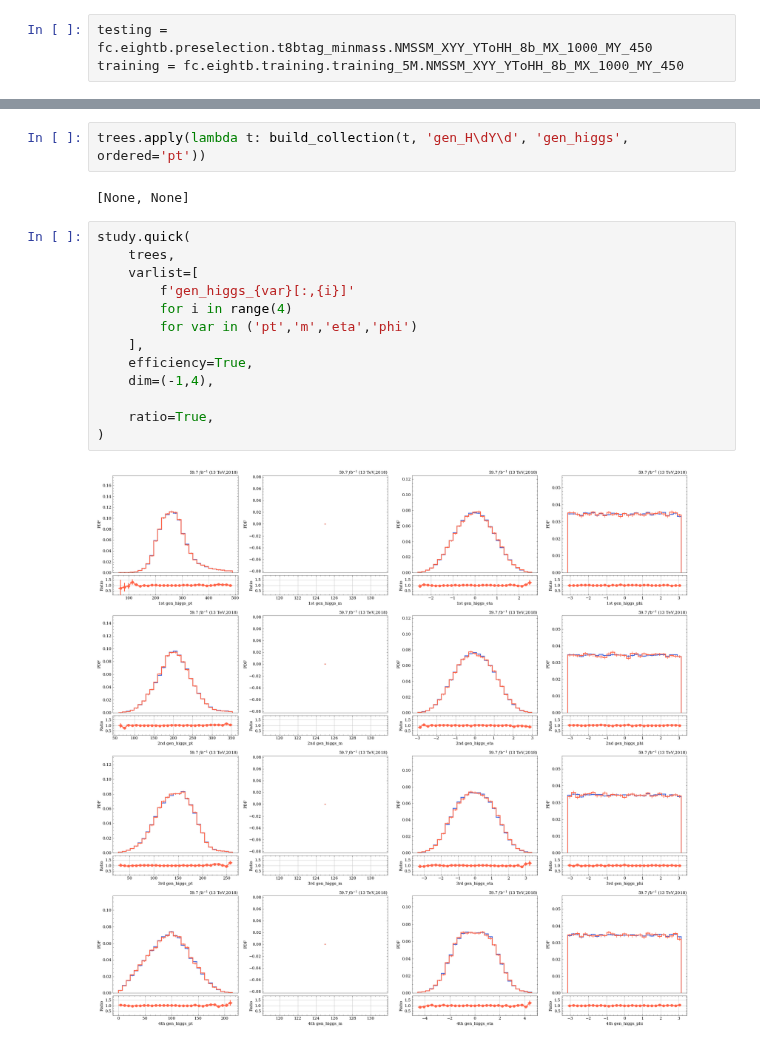
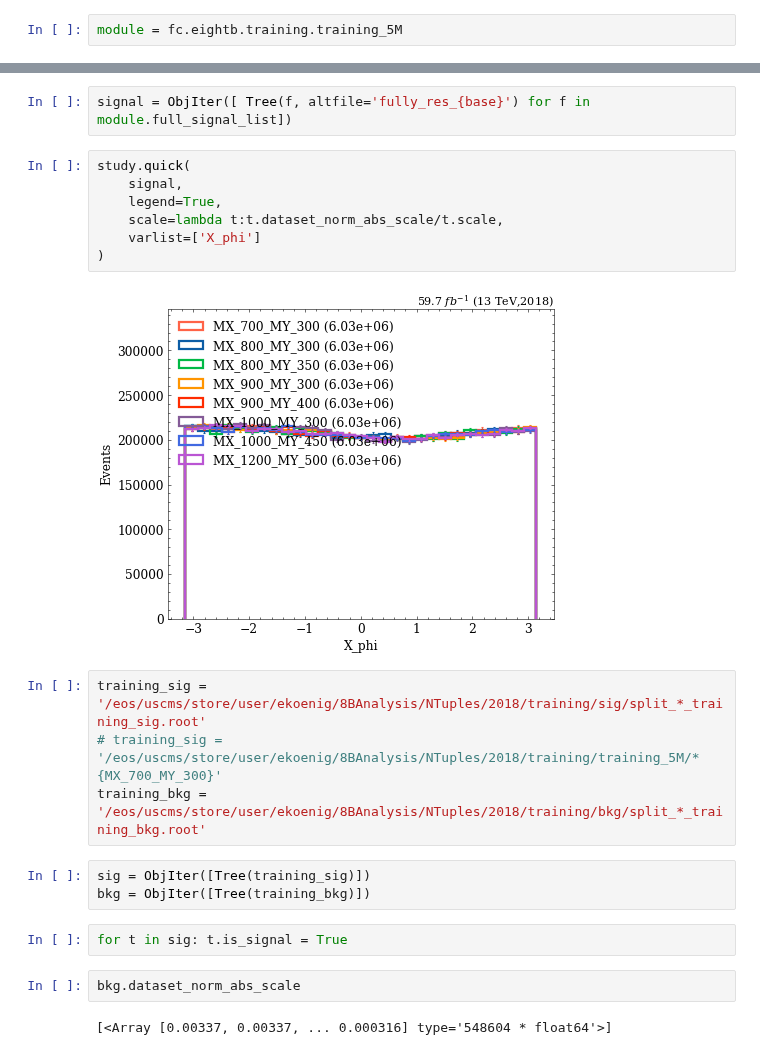
Before and after one commit to ekoenig4/analysis, a Jupyter notebook: jupyter/eightb/weaver/test_benchmark.ipynb, the cells around one changed output, grey strips where cells are left out. Cells and saved outputs as stored; diff of their text form.

```diff
--- a/jupyter/eightb/weaver/test_benchmark.ipynb
+++ b/jupyter/eightb/weaver/test_benchmark.ipynb
@@ -27,3 +35,2 @@ from utils import *
 # %%
-testing = fc.eightb.preselection.t8btag_minmass.NMSSM_XYY_YToHH_8b_MX_1000_MY_450
-training = fc.eightb.training.training_5M.NMSSM_XYY_YToHH_8b_MX_1000_MY_450
+module = fc.eightb.training.training_5M
@@ -57,19 +37,24 @@ study.quick(
-# %%
-trees.apply(lambda t: build_collection(t, 'gen_H\dY\d', 'gen_higgs', ordered='pt'))
-# %% [output]
-[None, None]
-# %%
-study.quick(
-    trees,
-    varlist=[
-        f'gen_higgs_{var}[:,{i}]'
-        for i in range(4)
-        for var in ('pt','m','eta','phi')
-    ],
-    efficiency=True,
-    dim=(-1,4),
-
-    ratio=True,
-)
-# %% [output]
-[figure, removed]
+# %%
+signal = ObjIter([ Tree(f, altfile='fully_res_{base}') for f in module.full_signal_list])
+# %%
+study.quick(
+    signal,
+    legend=True,
+    scale=lambda t:t.dataset_norm_abs_scale/t.scale,
+    varlist=['X_phi']
+)
+# %% [output]
+[figure, added]
+# %%
+training_sig = '/eos/uscms/store/user/ekoenig/8BAnalysis/NTuples/2018/training/sig/split_*_training_sig.root'
+# training_sig = '/eos/uscms/store/user/ekoenig/8BAnalysis/NTuples/2018/training/training_5M/*{MX_700_MY_300}'
+training_bkg = '/eos/uscms/store/user/ekoenig/8BAnalysis/NTuples/2018/training/bkg/split_*_training_bkg.root'
+# %%
+sig = ObjIter([Tree(training_sig)])
+bkg = ObjIter([Tree(training_bkg)])
+# %%
+for t in sig: t.is_signal = True
+# %%
+bkg.dataset_norm_abs_scale
+# %% [output]
+[<Array [0.00337, 0.00337, ... 0.000316] type='548604 * float64'>]
```
Also changed, not shown: parts of 15 cells of this notebook, 2 other files.
